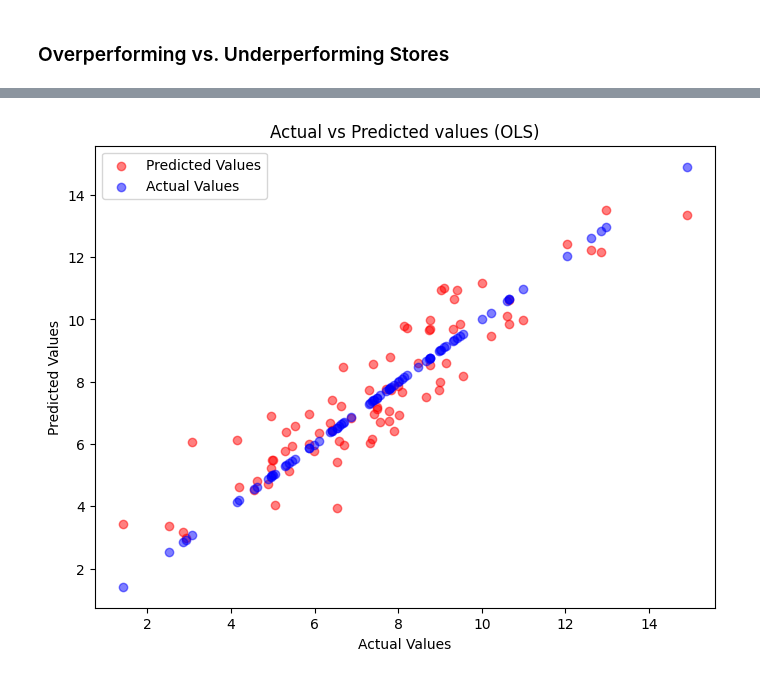
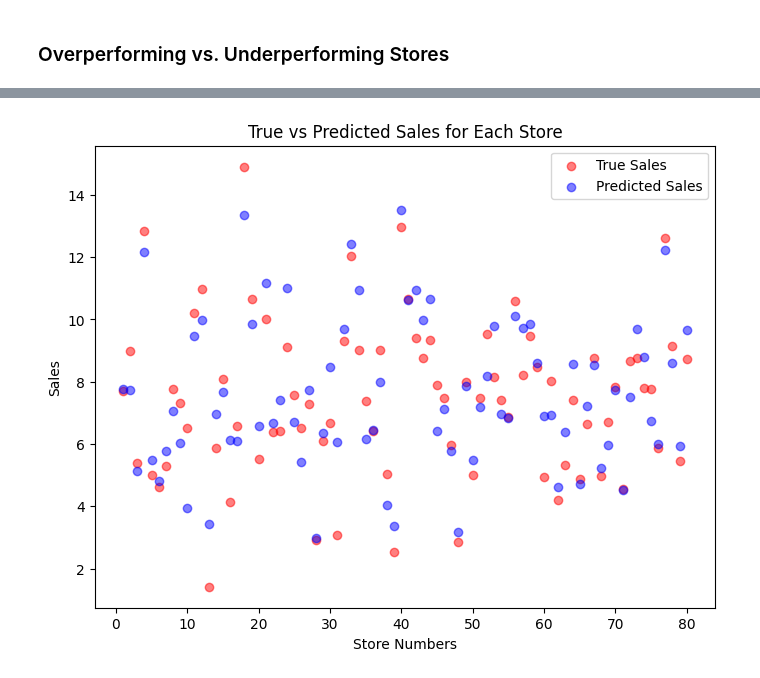
Before and after one commit to fredrik998/AppliedMachineLearning, a Jupyter notebook: Codes/FredrikCodes.ipynb, the cells around one changed output, grey strips where cells are left out. Saved outputs shown, nothing was run; the diff lists cells and outputs as text; code cells hidden in the pictures.

```diff
--- a/Codes/FredrikCodes.ipynb
+++ b/Codes/FredrikCodes.ipynb
@@ -381,3 +381,18 @@ XGBRegressor(base_score=None, booster=None, callbacks=None,
 (1.922271065369674, 1.1128517363071442, 0.6914001344007643)
 # %% [markdown]
 ### Overperforming vs. Underperforming Stores
+# %%
+# Create an index representing the store numbers (based on row numbers)
+store_numbers = np.arange(1, len(y_test) + 1)
+
+# Convert y_test, predicted_sales, and store_numbers to a DataFrame
+sales_data = {
+    'Store Numbers': store_numbers,
+    'True Sales': y_test,
+    'Predicted Sales': y_pred_osl
+}
+
+sales_df = pd.DataFrame(sales_data)
+
+# Display the DataFrame
+sales_df.head()
@@ -384,12 +406,17 @@ XGBRegressor(base_score=None, booster=None, callbacks=None,
 # %%
-# Scatter plot of actual vs predicted values
+# Plotting true sales and predicted sales for each store
 plt.figure(figsize=(8, 6))
-plt.scatter(y_test, y_pred_osl, color='red', alpha=0.5, label='Predicted Values')  # Predicted values in red
-plt.scatter(y_test, y_test, color='blue', alpha=0.5, label='Actual Values')  # Actual values in blue
-plt.title('Actual vs Predicted values (OLS)')
-plt.xlabel('Actual Values')
-plt.ylabel('Predicted Values')
+
+# True Sales (Red)
+plt.scatter(sales_df['Store Numbers'], sales_df['True Sales'], color='red', alpha=0.5, label='True Sales')
+
+# Predicted Sales (Blue)
+plt.scatter(sales_df['Store Numbers'], sales_df['Predicted Sales'], color='blue', alpha=0.5, label='Predicted Sales')
+
+plt.title('True vs Predicted Sales for Each Store')
+plt.xlabel('Store Numbers')
+plt.ylabel('Sales')
 plt.legend()
 plt.show()
 # %% [output]
-[figure, old version]
+[figure, new version]
```
Also changed, not shown: parts of 3 cells of this notebook.
